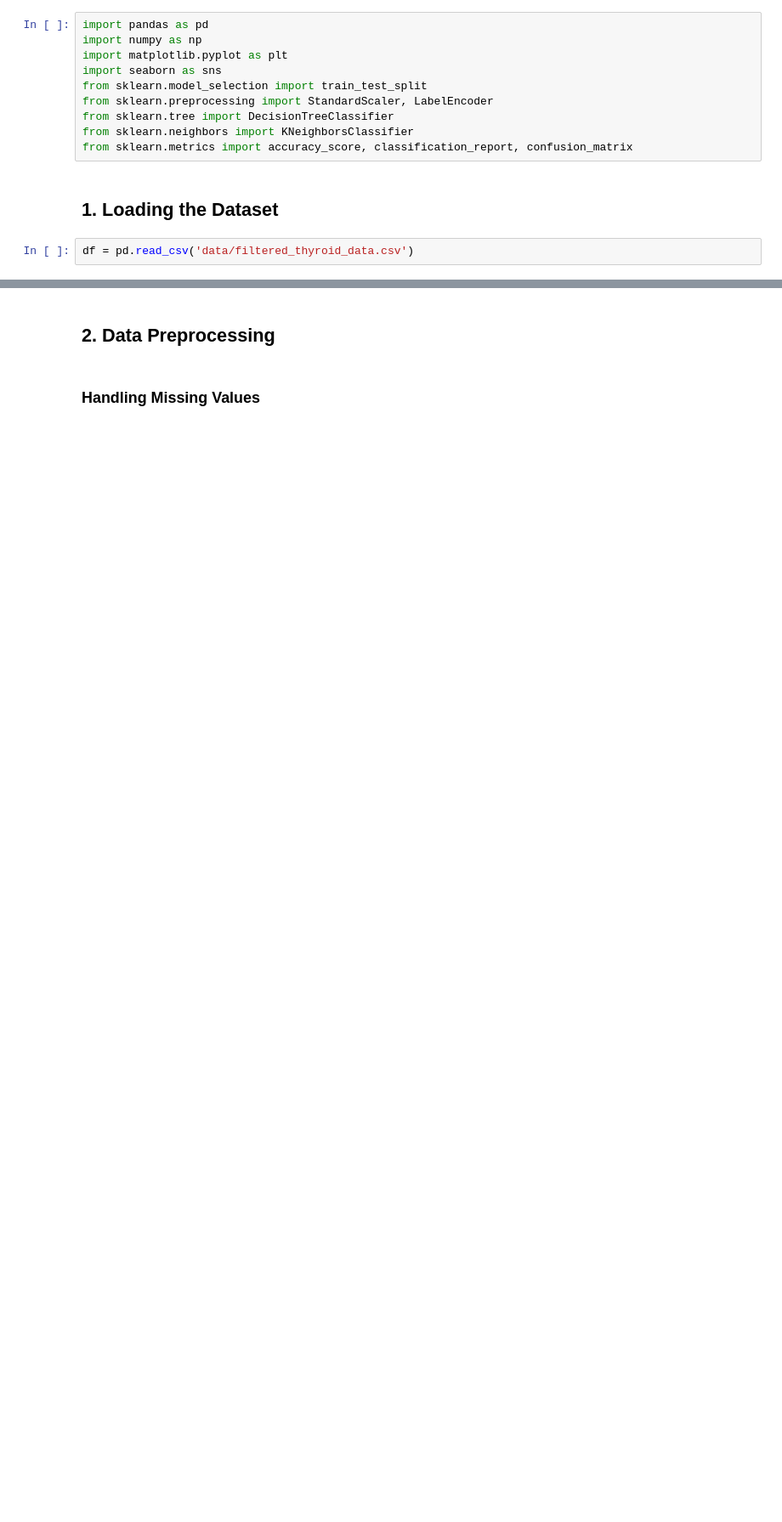
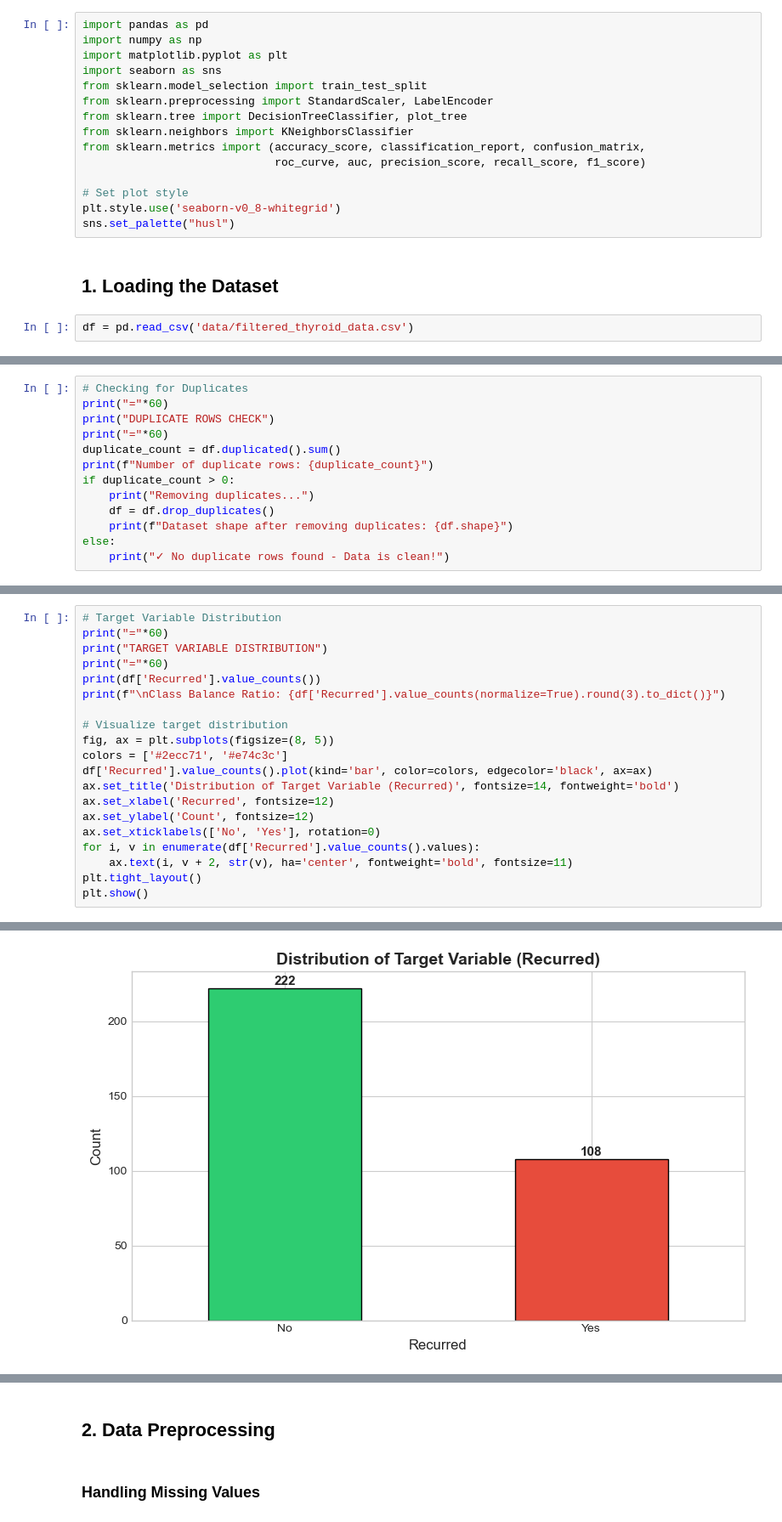
Before and after one commit to Bini-fish/Thyroid_Recurrence_Prediction, a Jupyter notebook: Thyroid.ipynb, the cells around one changed output, grey strips where cells are left out. Shown: that part at 85% size. Drawn from its saved outputs; the diff is of its cells as text; blank space fills up the shorter version.

Commit message:
Added analysis charts

```diff
--- a/Thyroid.ipynb
+++ b/Thyroid.ipynb
@@ -5,9 +5,14 @@ import matplotlib.pyplot as plt
 import seaborn as sns
 from sklearn.model_selection import train_test_split
 from sklearn.preprocessing import StandardScaler, LabelEncoder
-from sklearn.tree import DecisionTreeClassifier
+from sklearn.tree import DecisionTreeClassifier, plot_tree
 from sklearn.neighbors import KNeighborsClassifier
-from sklearn.metrics import accuracy_score, classification_report, confusion_matrix
+from sklearn.metrics import (accuracy_score, classification_report, confusion_matrix,
+                             roc_curve, auc, precision_score, recall_score, f1_score)
+
+# Set plot style
+plt.style.use('seaborn-v0_8-whitegrid')
+sns.set_palette("husl")
 # %% [markdown]
 ## 1. Loading the Dataset
 # %%
@@ -14,0 +42,13 @@ df = pd.read_csv('data/filtered_thyroid_data.csv')
+# %%
+# Checking for Duplicates
+print("="*60)
+print("DUPLICATE ROWS CHECK")
+print("="*60)
+duplicate_count = df.duplicated().sum()
+print(f"Number of duplicate rows: {duplicate_count}")
+if duplicate_count > 0:
+    print("Removing duplicates...")
+    df = df.drop_duplicates()
+    print(f"Dataset shape after removing duplicates: {df.shape}")
+else:
+    print("✓ No duplicate rows found - Data is clean!")
@@ -14,0 +62,21 @@ df = pd.read_csv('data/filtered_thyroid_data.csv')
+# %%
+# Target Variable Distribution
+print("="*60)
+print("TARGET VARIABLE DISTRIBUTION")
+print("="*60)
+print(df['Recurred'].value_counts())
+print(f"\nClass Balance Ratio: {df['Recurred'].value_counts(normalize=True).round(3).to_dict()}")
+
+# Visualize target distribution
+fig, ax = plt.subplots(figsize=(8, 5))
+colors = ['#2ecc71', '#e74c3c']
+df['Recurred'].value_counts().plot(kind='bar', color=colors, edgecolor='black', ax=ax)
+ax.set_title('Distribution of Target Variable (Recurred)', fontsize=14, fontweight='bold')
+ax.set_xlabel('Recurred', fontsize=12)
+ax.set_ylabel('Count', fontsize=12)
+ax.set_xticklabels(['No', 'Yes'], rotation=0)
+for i, v in enumerate(df['Recurred'].value_counts().values):
+    ax.text(i, v + 2, str(v), ha='center', fontweight='bold', fontsize=11)
+plt.tight_layout()
+plt.show()
+# %% [output]
@@ -14,0 +91 @@ df = pd.read_csv('data/filtered_thyroid_data.csv')
+[figure, added]
```
Also changed, not shown: parts of 29 cells of this notebook.
